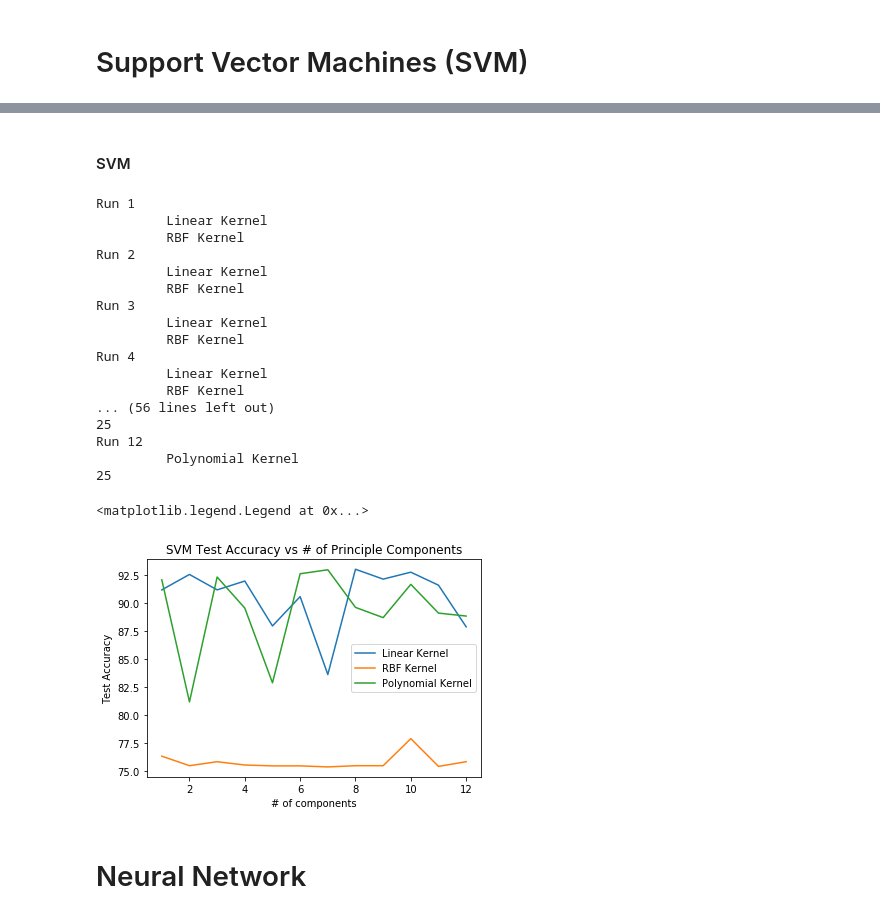
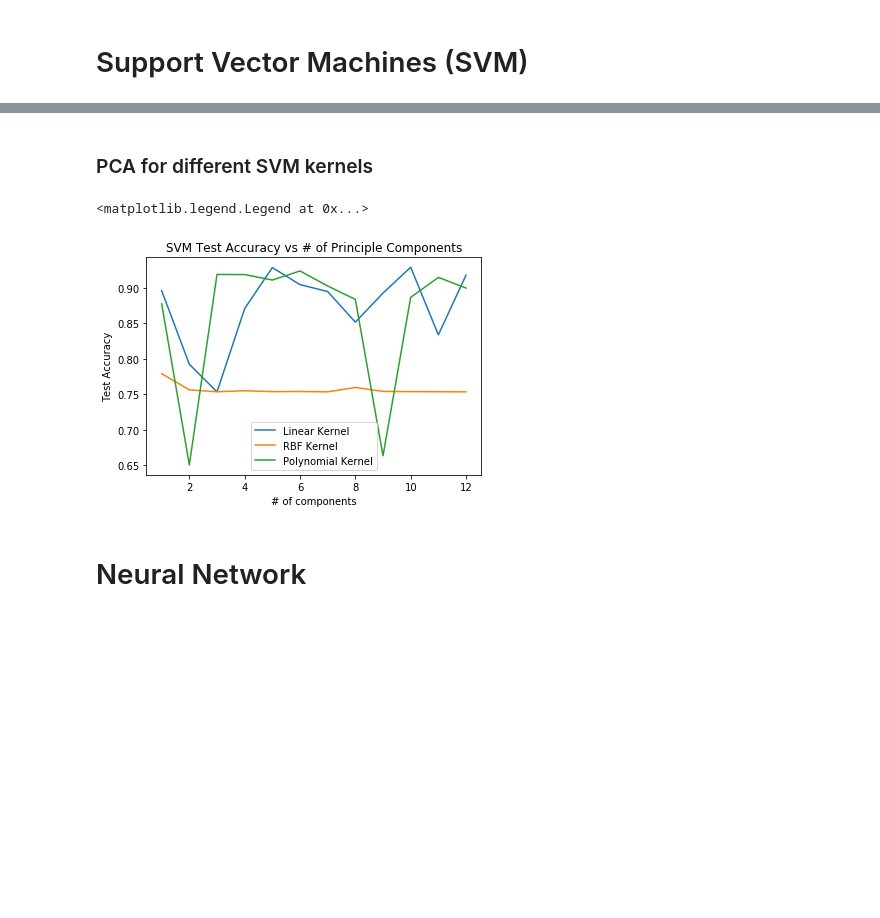
Before and after one commit to alberttxu/ml_final_project, a Jupyter notebook: final_proj.ipynb, the cells around one changed output, grey strips where cells are left out. Drawn from its saved outputs; the diff is of its cells as text; code cells hidden in the pictures; blank space fills up the shorter version.

```diff
--- a/final_proj.ipynb
+++ b/final_proj.ipynb
@@ -195,2 +236,2 @@ plt.legend(handles=[l1, l2])
 # %% [markdown]
-#### SVM
+### PCA for different SVM kernels
@@ -259,58 +238,50 @@ def svm_poly(X_train, X_test, y_train, y_test, suppress):
+# %%
+# Apply different SVM kernels to predict red/white wine
+def svm_acc(kernel, X_train, X_test, y_train, y_test, debug=False):
+    model = svm.SVC(probability=False,kernel=kernel)
+    model.fit(X_train, y_train)
+    # Calculate accuracy
+    tr_acc = model.score(X_train, y_train)
+    ts_acc = model.score(X_test, y_test)
+    if debug:
+        print('\tTraining Accuracy: {0:.2f}%'.format(tr_acc*100))
+        print('\tTest Accuracy: {0:.2f}%'.format(ts_acc*100))
+    return tr_acc, ts_acc
 # %%
 # ---------- Changing Number of Principle Components for SVM ----------
 # create arrays to hold test accuracy
-test_acc_1 = []
-test_acc_2 = []
-test_acc_3 = []
+test_acc1 = []
+test_acc2 = []
+test_acc3 = []
 for i in range(1, 13):
-    print('Run {0}'.format(i))
-    X2_train, X2_test, Y2_train, Y2_test = train_test_split(pca_transform(X, i), y, test_size=0.996)
-    print('\t Linear Kernel')
+    #print('Run {0}'.format(i))
+    X2_train, X2_test, Y2_train, Y2_test = train_test_split(pca_transform(X, i), y, test_size=0.998)
+    #print('\t Linear Kernel')
     # fit using linear kernel
-    acc = svm_lin(X2_train, X2_test, Y2_train, Y2_test, 1)
-    test_acc_1.append(acc[1])
-    print('\t RBF Kernel')
+    test_acc1.append(svm_acc('linear', X2_train, X2_test, Y2_train, Y2_test)[1])
+    #print('\t RBF Kernel')
     # fit using rbf kernel
-    acc = svm_rbf(X2_train, X2_test, Y2_train, Y2_test, 1)
-    test_acc_2.append(acc[1])
+    test_acc2.append(svm_acc('rbf', X2_train, X2_test, Y2_train, Y2_test)[1])
 
 for i in range(1, 13):
-    print('Run {0}'.format(i))
-    X2_train, X2_test, Y2_train, Y2_test = train_test_split(pca_transform(X, i), y, test_size=0.996)
-    print('\t Polynomial Kernel ')
+    #print('Run {0}'.format(i))
+    X2_train, X2_test, Y2_train, Y2_test = train_test_split(pca_transform(X, i), y, test_size=0.998)
+    #print('\t Polynomial Kernel ')
     # fit using polynomial kernel
-    acc = svm_poly(X2_train, X2_test, Y2_train, Y2_test, 1)
-    test_acc_3.append(acc[1])
+    test_acc3.append(svm_acc('poly', X2_train, X2_test, Y2_train, Y2_test)[1])
 
 # plot all three kernels on one graph
-l1, = plt.plot(range(1, 13), test_acc_1, label='Linear Kernel')
+l1, = plt.plot(range(1, 13), test_acc1, label='Linear Kernel')
 plt.title('SVM Test Accuracy vs # of Principle Components')
 plt.xlabel('# of components')
 plt.ylabel('Test Accuracy')
 
-l2, = plt.plot(range(1,13), test_acc_2, label='RBF Kernel')
-l3, = plt.plot(range(1,13), test_acc_3, label='Polynomial Kernel')
+l2, = plt.plot(range(1,13), test_acc2, label='RBF Kernel')
+l3, = plt.plot(range(1,13), test_acc3, label='Polynomial Kernel')
 plt.legend(handles=[l1, l2, l3])
 # %% [output]
-Run 1
-         Linear Kernel
-         RBF Kernel
-Run 2
-         Linear Kernel
-         RBF Kernel
-Run 3
-         Linear Kernel
-         RBF Kernel
-Run 4
-         Linear Kernel
-         RBF Kernel
-... (56 lines left out)
-25
-Run 12
-         Polynomial Kernel
-25
+<matplotlib.legend.Legend at 0x...>
-<matplotlib.legend.Legend at 0x...>
-[figure, old version]
+[figure, new version]
 # %% [markdown]
 # Neural Network
 # %%
```
Also changed, not shown: parts of 14 cells of this notebook.
